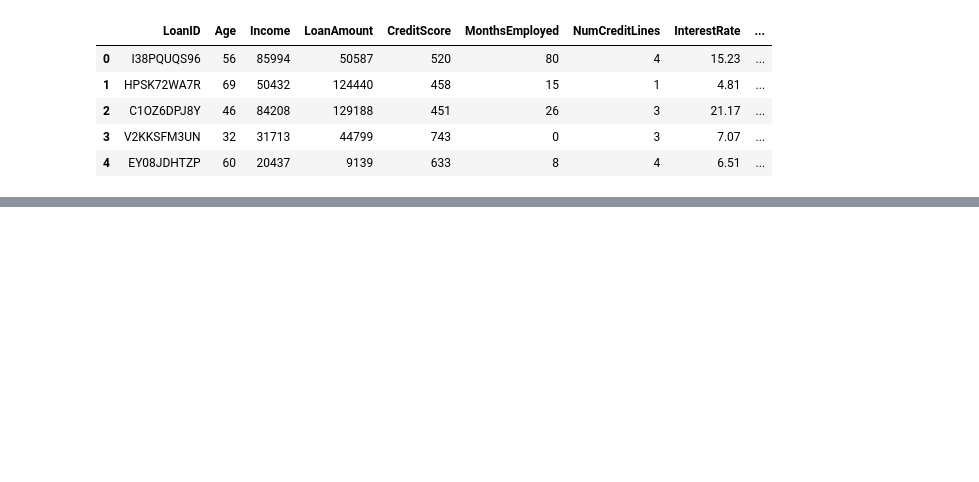
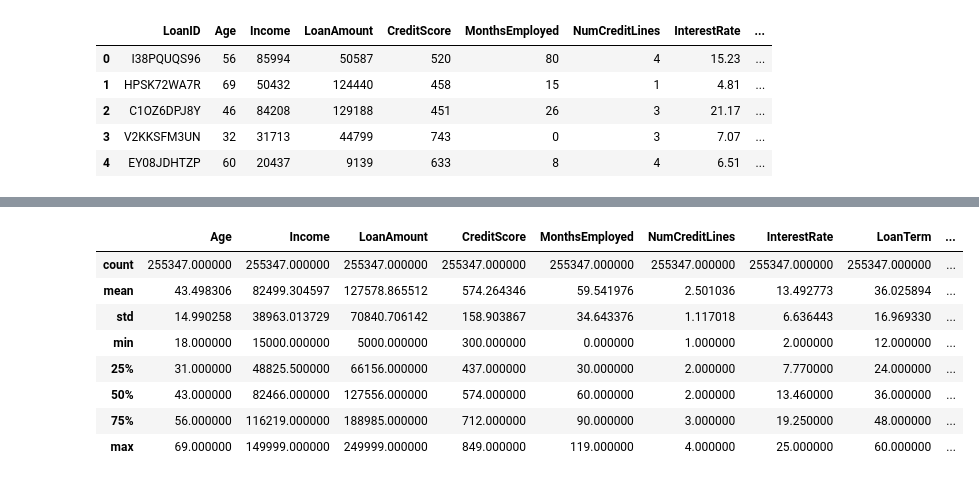
Before and after one commit to Drodriguez-9/european_vote_analysis, a Jupyter notebook: notebooks/data_exploration.ipynb, the cells around one changed output, grey strips where cells are left out. Cells and saved outputs as stored; diff of their text form; code cells hidden in the pictures; blank space fills up the shorter version.

```diff
--- a/notebooks/data_exploration.ipynb
+++ b/notebooks/data_exploration.ipynb
@@ -4,5 +8,13 @@ import numpy as np
+# %%
+cwd = os.getcwd()
+root_dir = os.path.dirname(cwd)
 # %%
-data = pd.read_csv("Loan_default.csv")
+data = pd.read_csv(root_dir + "/data/raw/Loan_defaults/Loan_default.csv")
+# %%
+categorical = ["Education", "EmploymentType", "MaritalStatus", "HasMortgage", "HasDependents", "LoanPurpose", "HasCoSigner"]
+
+for cat in categorical:
+    data[cat] = pd.Categorical(data[cat], categories=list(set(data[cat])))
 # %%
 data.head()
 # %% [output]
@@ -17,0 +27,12 @@ array([False, False, False, ..., False, False, False])
+# %%
+data.describe()
+# %% [output]
+|  | Age | Income | LoanAmount | CreditScore | MonthsEmployed | NumCreditLines | InterestRate | LoanTerm | ... |
+| count | 255347.000000 | 255347.000000 | 255347.000000 | 255347.000000 | 255347.000000 | 255347.000000 | 255347.000000 | 255347.000000 | ... |
+| mean | 43.498306 | 82499.304597 | 127578.865512 | 574.264346 | 59.541976 | 2.501036 | 13.492773 | 36.025894 | ... |
+| std | 14.990258 | 38963.013729 | 70840.706142 | 158.903867 | 34.643376 | 1.117018 | 6.636443 | 16.969330 | ... |
+| min | 18.000000 | 15000.000000 | 5000.000000 | 300.000000 | 0.000000 | 1.000000 | 2.000000 | 12.000000 | ... |
+| 25% | 31.000000 | 48825.500000 | 66156.000000 | 437.000000 | 30.000000 | 2.000000 | 7.770000 | 24.000000 | ... |
+| 50% | 43.000000 | 82466.000000 | 127556.000000 | 574.000000 | 60.000000 | 2.000000 | 13.460000 | 36.000000 | ... |
+| 75% | 56.000000 | 116219.000000 | 188985.000000 | 712.000000 | 90.000000 | 3.000000 | 19.250000 | 48.000000 | ... |
+| max | 69.000000 | 149999.000000 | 249999.000000 | 849.000000 | 119.000000 | 4.000000 | 25.000000 | 60.000000 | ... |
```
Also changed, not shown: parts of 9 cells of this notebook.
